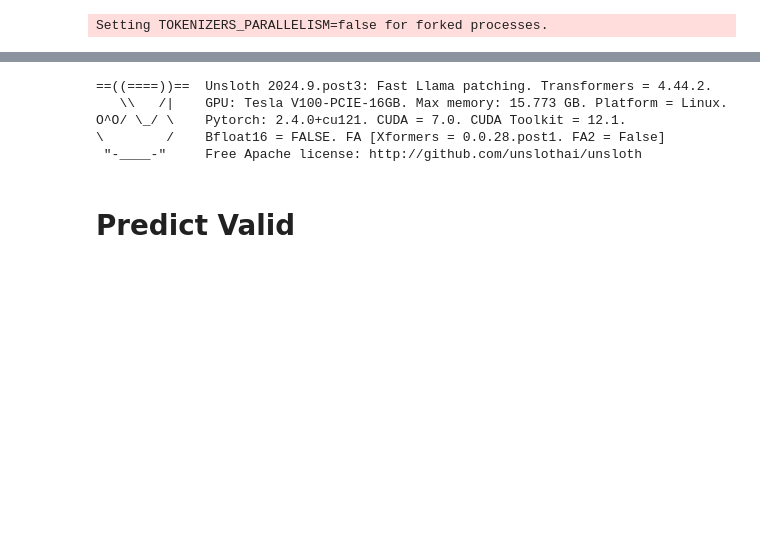
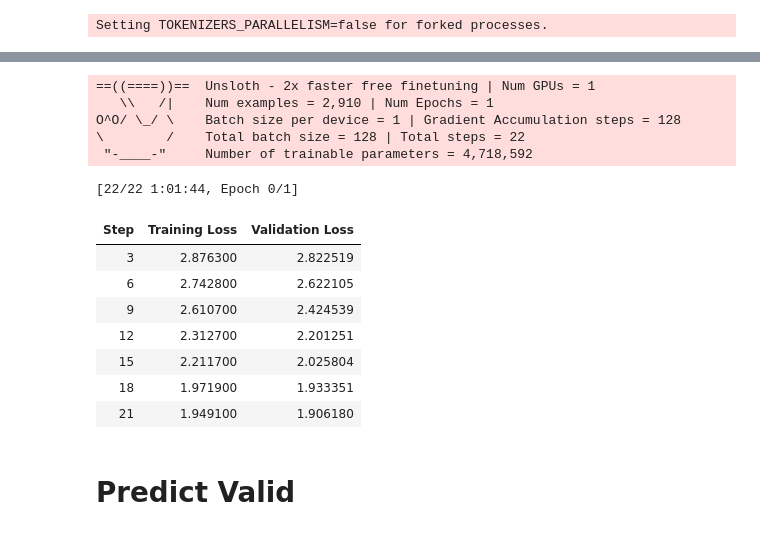
Before and after one commit to sinchir0/eedi-mining-misconceptions-in-mathematics, a Jupyter notebook: exp/causal/e014-causal.ipynb, the cells around one changed output, grey strips where cells are left out. Drawn from its saved outputs; the diff is of its cells as text; code cells hidden in the pictures; blank space fills up the shorter version.

```diff
--- a/exp/causal/e014-causal.ipynb
+++ b/exp/causal/e014-causal.ipynb
@@ -30,7 +30,7 @@ ENV_PATH = "env_file"
 
 # experiment parameter
 DEBUG = False
-TRAINING = False
+TRAINING = True
 UPLOAD_DATA_TO_S3 = True
 UPLOAD_DATA_TO_KAGGLE = True
 REMOVE_LOCAL_FILE = False
@@ -236,3 +230,18 @@ model, tokenizer = FastLanguageModel.from_pretrained(
 O^O/ \_/ \    Pytorch: 2.4.0+cu121. CUDA = 7.0. CUDA Toolkit = 12.1.
 \        /    Bfloat16 = FALSE. FA [Xformers = 0.0.28.post1. FA2 = False]
  "-____-"     Free Apache license: http://github.com/unslothai/unsloth
+# %%
+# https://www.kaggle.com/code/kishanvavdara/lmsys-llama-3-tpu-train
+tokenizer.padding_side = "right"
+# %%
+messages = [
+    {
+        "role": "system",
+        "content": "A chat between a curious user and an artificial intelligence assistant. The assistant gives helpful, detailed, and polite answers to the user's questions.",
+    },
+    {"role": "user", "content": "Who are you?"},
+]
+
+print(
+    tokenizer.apply_chat_template(messages, tokenize=False, add_generation_prompt=True)
+)
@@ -607,19 +625,28 @@ MODEL_OUTPUT_PATH
 # %%
 if TRAINING:
     trainer_stats = trainer.train()
 else:
     model, tokenizer = FastLanguageModel.from_pretrained(
         model_name=MODEL_OUTPUT_PATH + "/lora_model",
         max_seq_length=TRAINING_MAX_LENGTH,
         dtype=None,  # None for auto detection. Float16 for Tesla T4, V100, Bfloat16 for Ampere+
-        load_in_4bit=True,  # Use 4bit quantization to reduce memory usage. Can be False.
+        # load_in_4bit=True,  # Use 4bit quantization to reduce memory usage. Can be False.
     )
 # %% [output]
-==((====))==  Unsloth 2024.9.post3: Fast Llama patching. Transformers = 4.44.2.
-   \\   /|    GPU: Tesla V100-PCIE-16GB. Max memory: 15.773 GB. Platform = Linux.
-O^O/ \_/ \    Pytorch: 2.4.0+cu121. CUDA = 7.0. CUDA Toolkit = 12.1.
-\        /    Bfloat16 = FALSE. FA [Xformers = 0.0.28.post1. FA2 = False]
- "-____-"     Free Apache license: http://github.com/unslothai/unsloth
+==((====))==  Unsloth - 2x faster free finetuning | Num GPUs = 1
+   \\   /|    Num examples = 2,910 | Num Epochs = 1
+O^O/ \_/ \    Batch size per device = 1 | Gradient Accumulation steps = 128
+\        /    Total batch size = 128 | Total steps = 22
+ "-____-"     Number of trainable parameters = 4,718,592
+[22/22 1:01:44, Epoch 0/1]
+| Step | Training Loss | Validation Loss |
+| 3 | 2.876300 | 2.822519 |
+| 6 | 2.742800 | 2.622105 |
+| 9 | 2.610700 | 2.424539 |
+| 12 | 2.312700 | 2.201251 |
+| 15 | 2.211700 | 2.025804 |
+| 18 | 1.971900 | 1.933351 |
+| 21 | 1.949100 | 1.906180 |
 # %% [markdown]
 # Predict Valid
 # %%
```
Also changed, not shown: parts of 16 cells of this notebook, 11 other files.
